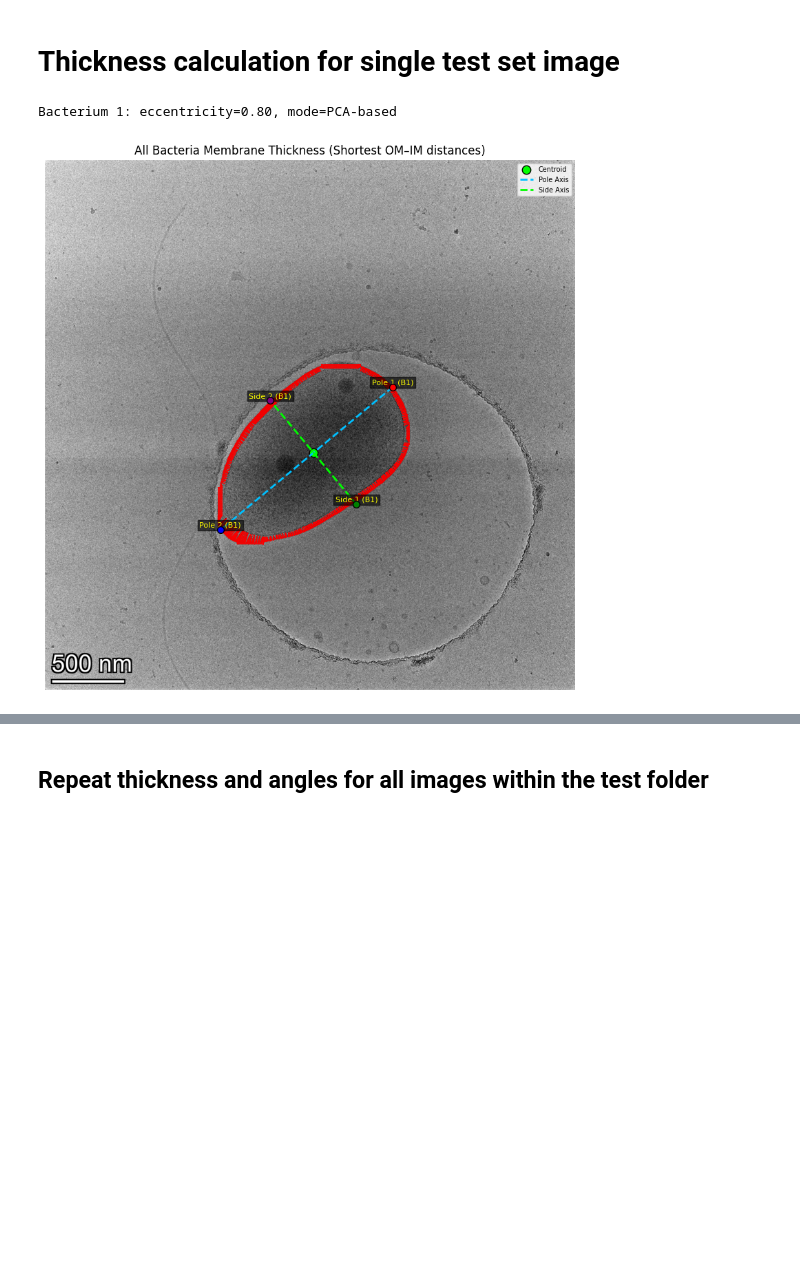
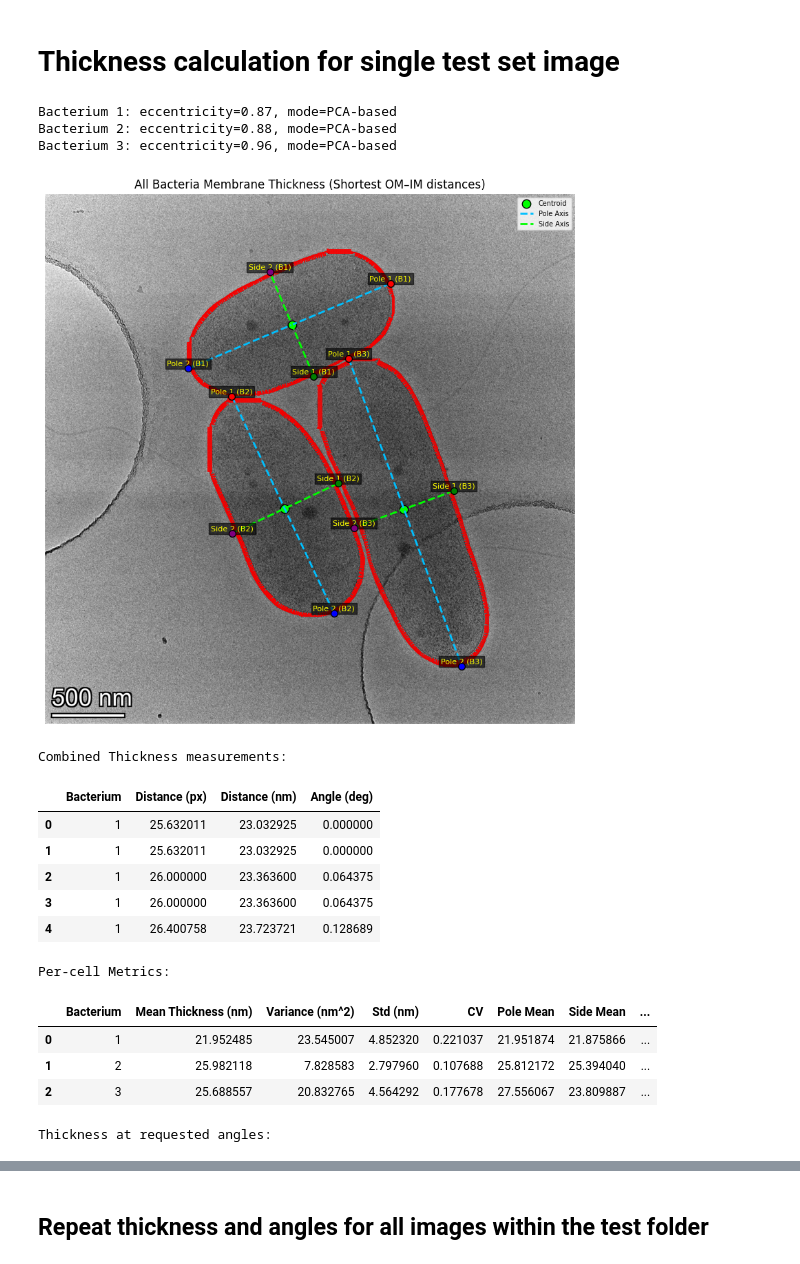
Before and after one commit to Sireesiru/Cryo-EM-Ultrastructures, a Jupyter notebook: Bacterial Envelope Thickness tool.ipynb, the cells around one changed output, grey strips where cells are left out. Saved outputs shown, nothing was run; the diff lists cells and outputs as text; code cells hidden in the pictures; blank space fills up the shorter version.

```diff
--- a/Bacterial Envelope Thickness tool.ipynb
+++ b/Bacterial Envelope Thickness tool.ipynb
@@ -217,54 +228,69 @@ def process_and_draw_all(om_masks, im_masks, image_rgb, save_prefix, N=10000):
     angles_df = pd.concat(angles_dfs, ignore_index=True)
 
     ## Print results
-    #print("\nCombined Thickness measurements:")
-    #display(combined_df.head())
-    #print("\nPer-cell Metrics:")
-    #display(metrics_df)
-    #print("\nThickness at requested angles:")
-    #display(angles_df)
+    print("\nCombined Thickness measurements:")
+    display(combined_df.head(5))
+    print("\nPer-cell Metrics:")
+    display(metrics_df)
+    print("\nThickness at requested angles:")
+    display(angles_df)
 
     return combined_df, metrics_df, angles_df
 
 # =========================
 # Main single-image run
 # =========================
-model_path = "/content/drive/MyDrive/YOLO_CRYO_EM/THICKNESS_REVISED/YOLO11/together_IM_and_OM/run_with_aditional_images/runs/segment/train3/weights/best.pt"
-image_path = '/content/drive/MyDrive/YOLO_CRYO_EM/measurement_images/65_Camera Falcon 2044 Falcon_R2A.png'
+model_path = "/content/Cryo-EM-Ultrastructures/models/best_thickness.pt"
+image_path = '/content/Cryo-EM-Ultrastructures/Datasets/Thickness/59_Camera Falcon 2320 Falcon_MOPSsuc.png'
 
 # Prepare output prefix
 base = os.path.splitext(os.path.basename(image_path))[0]
 output_folder = os.path.dirname(image_path)
 save_prefix = os.path.join(output_folder, base)
 
 # Load image
 image = cv2.imread(image_path)
 image_rgb = cv2.cvtColor(image, cv2.COLOR_BGR2RGB)
 img_height, img_width = image_rgb.shape[:2]
 
 # Run YOLO
 model = YOLO(model_path)
 results = model(image_rgb, verbose=False)[0]
 masks = results.masks.data.cpu().numpy()
 class_ids = results.boxes.cls.cpu().numpy().astype(int)
 
 # Split OM & IM masks
 om_masks, im_masks = [], []
 for i, mask in enumerate(masks):
     resized = cv2.resize(mask, (img_width, img_height), interpolation=cv2.INTER_NEAREST)
     binary = (resized > 0.5).astype(np.uint8) * 255
     if class_ids[i] == 1:
         om_masks.append(binary)
     elif class_ids[i] == 0:
         im_masks.append(binary)
 
 # Process
 combined_df, metrics_df, angles_df = process_and_draw_all(om_masks, im_masks, image_rgb, save_prefix, N=10000)
 
 # CSV saving (disabled)
-#combined_df.to_csv(f"{save_prefix}_thickness.csv", index=False)
-#metrics_df.to_csv(f"{save_prefix}_metrics.csv", index=False)
-#angles_df.to_csv(f"{save_prefix}_angles.csv", index=False)
+combined_df.to_csv(f"{save_prefix}_thickness.csv", index=False)
+metrics_df.to_csv(f"{save_prefix}_metrics.csv", index=False)
+angles_df.to_csv(f"{save_prefix}_angles.csv", index=False)
 # %% [output]
-Bacterium 1: eccentricity=0.80, mode=PCA-based
+Bacterium 1: eccentricity=0.87, mode=PCA-based
+Bacterium 2: eccentricity=0.88, mode=PCA-based
+Bacterium 3: eccentricity=0.96, mode=PCA-based
-[figure, old version]
+[figure, new version]
+Combined Thickness measurements:
+|  | Bacterium | Distance (px) | Distance (nm) | Angle (deg) |
+| 0 | 1 | 25.632011 | 23.032925 | 0.000000 |
+| 1 | 1 | 25.632011 | 23.032925 | 0.000000 |
+| 2 | 1 | 26.000000 | 23.363600 | 0.064375 |
+| 3 | 1 | 26.000000 | 23.363600 | 0.064375 |
+| 4 | 1 | 26.400758 | 23.723721 | 0.128689 |
+Per-cell Metrics:
+|  | Bacterium | Mean Thickness (nm) | Variance (nm^2) | Std (nm) | CV | Pole Mean | Side Mean | ... |
+| 0 | 1 | 21.952485 | 23.545007 | 4.852320 | 0.221037 | 21.951874 | 21.875866 | ... |
+| 1 | 2 | 25.982118 | 7.828583 | 2.797960 | 0.107688 | 25.812172 | 25.394040 | ... |
+| 2 | 3 | 25.688557 | 20.832765 | 4.564292 | 0.177678 | 27.556067 | 23.809887 | ... |
+Thickness at requested angles:
```
Also changed, not shown: parts of 5 cells of this notebook.
